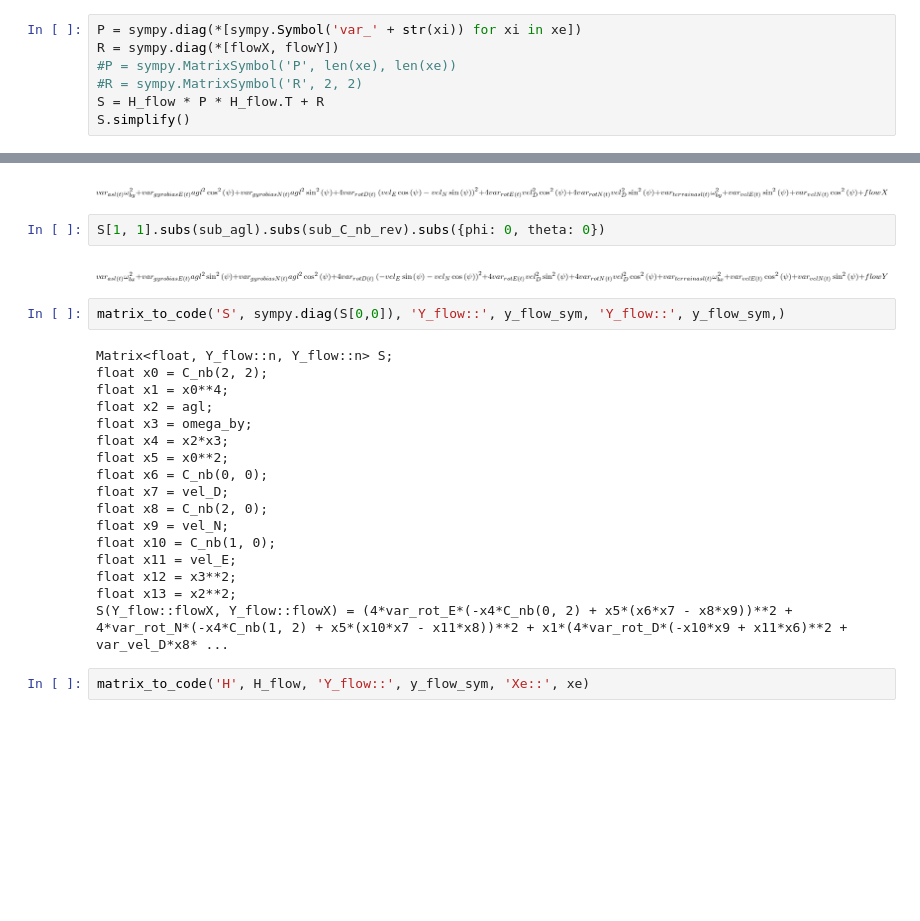
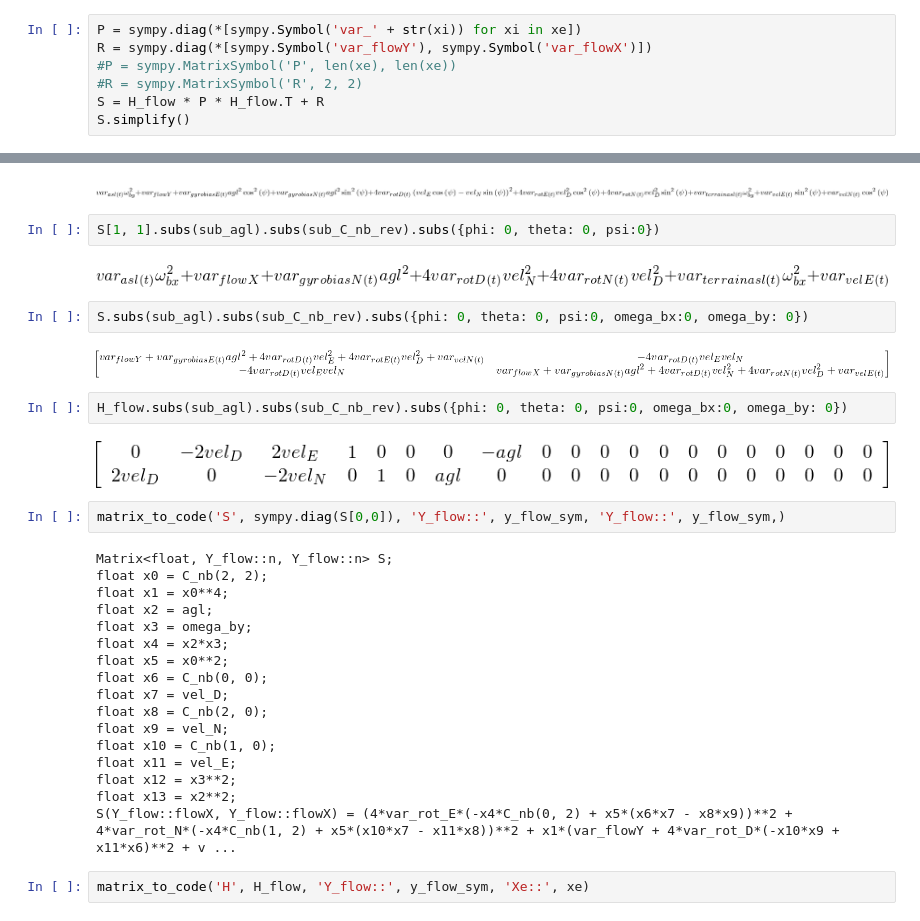
Before and after one commit to jgoppert/iekf_analysis, a Jupyter notebook: Measurement Jacobians.ipynb, the cells around one changed output, grey strips where cells are left out. Drawn from its saved outputs; the diff is of its cells as text; blank space fills up the shorter version.

```diff
--- a/Measurement Jacobians.ipynb
+++ b/Measurement Jacobians.ipynb
@@ -264,6 +301,6 @@ H_flow
 # %%
 P = sympy.diag(*[sympy.Symbol('var_' + str(xi)) for xi in xe])
-R = sympy.diag(*[flowX, flowY])
+R = sympy.diag(*[sympy.Symbol('var_flowY'), sympy.Symbol('var_flowX')])
 #P = sympy.MatrixSymbol('P', len(xe), len(xe))
 #R = sympy.MatrixSymbol('R', 2, 2)
 S = H_flow * P * H_flow.T + R
@@ -281,9 +318,17 @@ S[0, 0].subs(sub_agl).subs(sub_C_nb_rev).subs({phi: 0, theta: 0})
 # %% [output]
 [figure]
 # %%
-S[1, 1].subs(sub_agl).subs(sub_C_nb_rev).subs({phi: 0, theta: 0})
+S[1, 1].subs(sub_agl).subs(sub_C_nb_rev).subs({phi: 0, theta: 0, psi:0})
 # %% [output]
-[figure, old version]
+[figure, new version]
+# %%
+S.subs(sub_agl).subs(sub_C_nb_rev).subs({phi: 0, theta: 0, psi:0, omega_bx:0, omega_by: 0})
+# %% [output]
+[figure, added]
+# %%
+H_flow.subs(sub_agl).subs(sub_C_nb_rev).subs({phi: 0, theta: 0, psi:0, omega_bx:0, omega_by: 0})
+# %% [output]
+[figure, added]
 # %%
 matrix_to_code('S', sympy.diag(S[0,0]), 'Y_flow::', y_flow_sym, 'Y_flow::', y_flow_sym,)
 # %% [output]
@@ -302,7 +347,7 @@ float x10 = C_nb(1, 0);
 float x11 = vel_E;
 float x12 = x3**2;
 float x13 = x2**2;
-S(Y_flow::flowX, Y_flow::flowX) = (4*var_rot_E*(-x4*C_nb(0, 2) + x5*(x6*x7 - x8*x9))**2 + 4*var_rot_N*(-x4*C_nb(1, 2) + x5*(x10*x7 - x11*x8))**2 + x1*(4*var_rot_D*(-x10*x9 + x11*x6)**2 + var_vel_D*x8* ...
+S(Y_flow::flowX, Y_flow::flowX) = (4*var_rot_E*(-x4*C_nb(0, 2) + x5*(x6*x7 - x8*x9))**2 + 4*var_rot_N*(-x4*C_nb(1, 2) + x5*(x10*x7 - x11*x8))**2 + x1*(var_flowY + 4*var_rot_D*(-x10*x9 + x11*x6)**2 + v ...
 # %%
 matrix_to_code('H', H_flow, 'Y_flow::', y_flow_sym, 'Xe::', xe)
 # %% [output]
```
Also changed, not shown: parts of 5 cells of this notebook, 1 other file.
